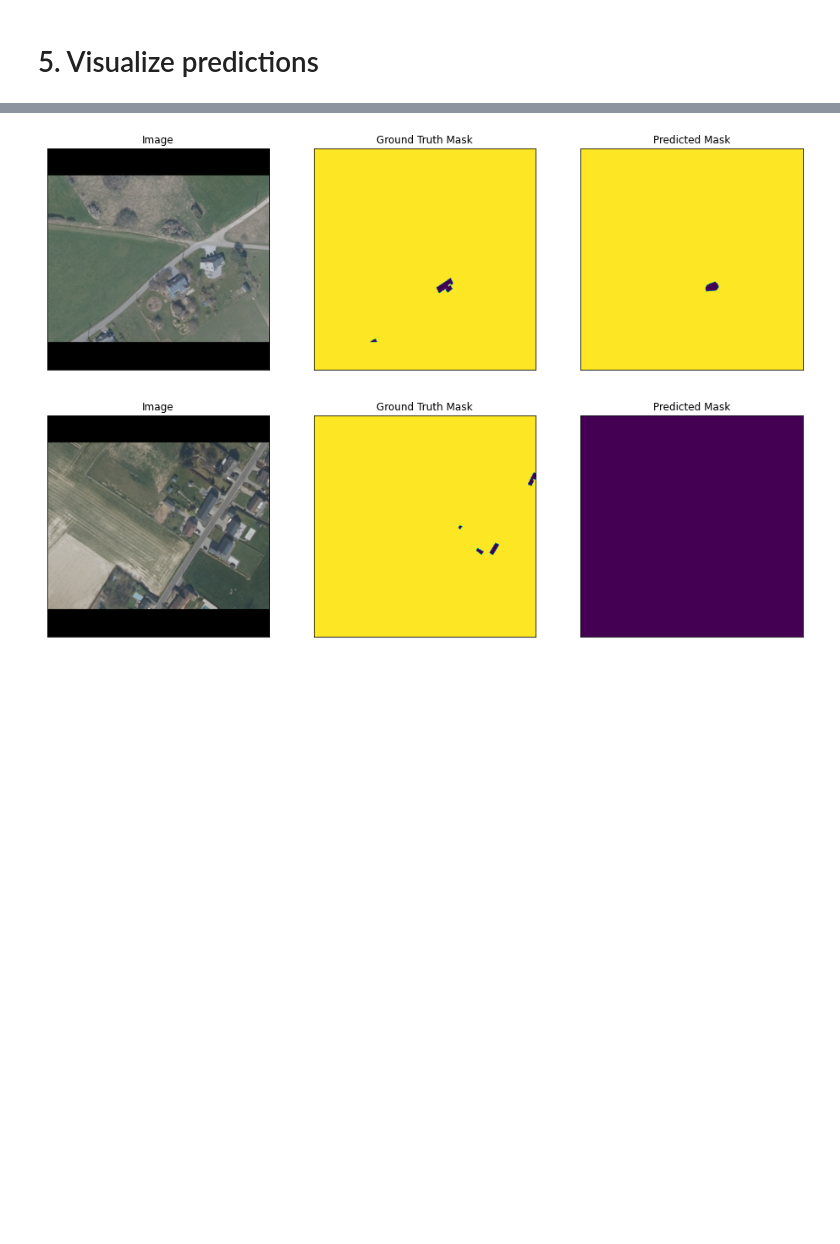
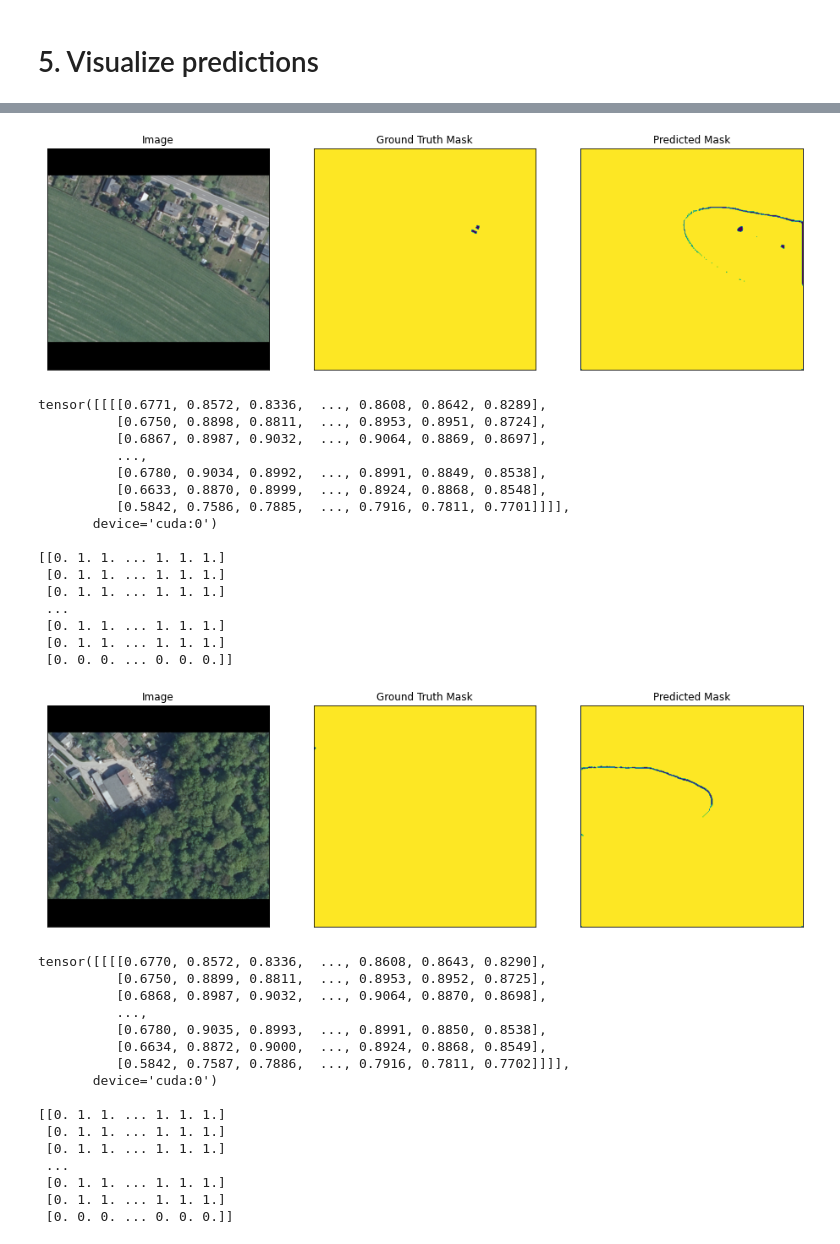
Before and after one commit to areisde/solar_panel_seg, a Jupyter notebook: Inference.ipynb, the cells around one changed output, grey strips where cells are left out. Drawn from its saved outputs; the diff is of its cells as text; code cells hidden in the pictures; blank space fills up the shorter version.

```diff
--- a/Inference.ipynb
+++ b/Inference.ipynb
@@ -112,11 +119,30 @@ test_dataset_vis = Dataset(
     classes=CLASSES,
 )
 # %%
-for i in range(5):
-    n = np.random.choice(len(test_dataset))
+# 0 is a solar panel prediction and 1 is background prediction
+threshold = 0.8
+
+for n in range(5):
+    #n = np.random.choice(len(test_dataset))
 
     image_vis = test_dataset_vis[n][0].astype('uint8')
     image, gt_mask = test_dataset[n]
 
     gt_mask = gt_mask.squeeze()
+
+    x_tensor = torch.from_numpy(image).to(DEVICE).unsqueeze(0)
+    pr_mask = best_model.predict(x_tensor)
+    print(pr_mask)
+    print()
+    #pr_mask = (pr_mask.squeeze().cpu().numpy().round())
+    pr_mask = (pr_mask.squeeze().cpu().numpy())
+    pr_mask[pr_mask <= threshold] = 0
+    pr_mask[pr_mask > threshold] = 1
+    print(pr_mask)
+
+    visualize(
+        image=image_vis,
+        ground_truth_mask=gt_mask,
+        predicted_mask=pr_mask
+    )
 # %% [output]
@@ -125,2 +199,34 @@ for i in range(5):
-[figure, old version]
+[figure, new version]
+tensor([[[[0.6771, 0.8572, 0.8336,  ..., 0.8608, 0.8642, 0.8289],
+          [0.6750, 0.8898, 0.8811,  ..., 0.8953, 0.8951, 0.8724],
+          [0.6867, 0.8987, 0.9032,  ..., 0.9064, 0.8869, 0.8697],
+          ...,
+          [0.6780, 0.9034, 0.8992,  ..., 0.8991, 0.8849, 0.8538],
+          [0.6633, 0.8870, 0.8999,  ..., 0.8924, 0.8868, 0.8548],
+          [0.5842, 0.7586, 0.7885,  ..., 0.7916, 0.7811, 0.7701]]]],
+       device='cuda:0')
+
+[[0. 1. 1. ... 1. 1. 1.]
+ [0. 1. 1. ... 1. 1. 1.]
+ [0. 1. 1. ... 1. 1. 1.]
+ ...
+ [0. 1. 1. ... 1. 1. 1.]
+ [0. 1. 1. ... 1. 1. 1.]
+ [0. 0. 0. ... 0. 0. 0.]]
-[figure, old version]
+[figure, new version]
+tensor([[[[0.6770, 0.8572, 0.8336,  ..., 0.8608, 0.8643, 0.8290],
+          [0.6750, 0.8899, 0.8811,  ..., 0.8953, 0.8952, 0.8725],
+          [0.6868, 0.8987, 0.9032,  ..., 0.9064, 0.8870, 0.8698],
+          ...,
+          [0.6780, 0.9035, 0.8993,  ..., 0.8991, 0.8850, 0.8538],
+          [0.6634, 0.8872, 0.9000,  ..., 0.8924, 0.8868, 0.8549],
+          [0.5842, 0.7587, 0.7886,  ..., 0.7916, 0.7811, 0.7702]]]],
+       device='cuda:0')
+
+[[0. 1. 1. ... 1. 1. 1.]
+ [0. 1. 1. ... 1. 1. 1.]
+ [0. 1. 1. ... 1. 1. 1.]
+ ...
+ [0. 1. 1. ... 1. 1. 1.]
+ [0. 1. 1. ... 1. 1. 1.]
+ [0. 0. 0. ... 0. 0. 0.]]
```
Also changed, not shown: parts of 4 cells of this notebook, 3 other files.
